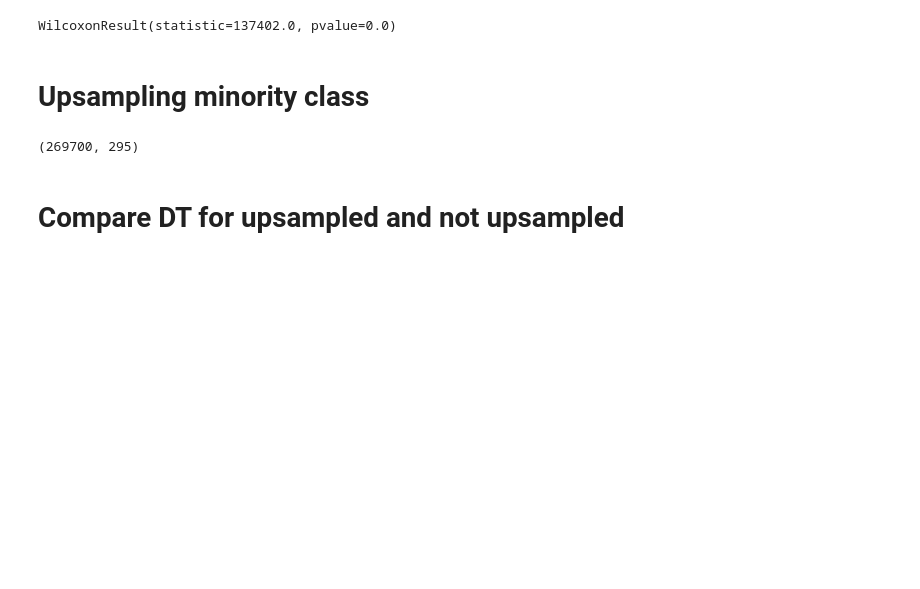
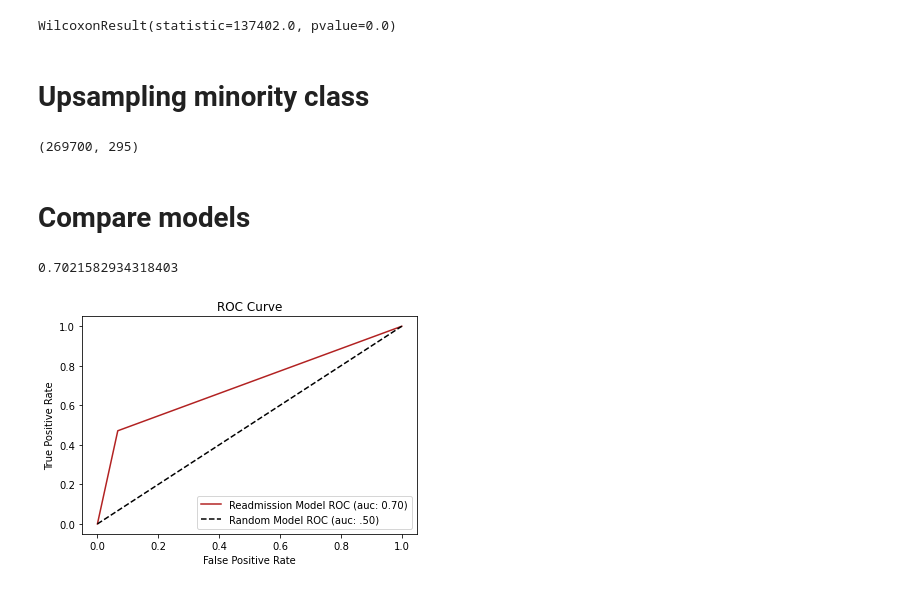
Before and after one commit to sjo302/Capstone, a Jupyter notebook: Notebooks/04_OHE_Baseline_Model.ipynb, the cells around one changed output. Drawn from its saved outputs; the diff is of its cells as text; code cells hidden in the pictures; blank space fills up the shorter version.

Commit message:
added model comparison

```diff
--- a/Notebooks/04_OHE_Baseline_Model.ipynb
+++ b/Notebooks/04_OHE_Baseline_Model.ipynb
@@ -649,21 +658,31 @@ WilcoxonResult(statistic=137402.0, pvalue=0.0)
 # Upsampling minority class
 # %%
 from sklearn.utils import resample
-def upsample(X_train, y_train):
-    idx_class_1 = np.where(y_train == 1)[0]
-    class_1 = X_train.iloc[idx]
-    n_resample = len(X_train) - len(idx_class_1)
-    X_train_upsampled = resample(class_1, n_samples = n_resample, random_state = 42)
-    y_train_upsampled = y_train.loc[X_train_upsampled.index]
-    X_train_up = pd.concat([X_train_upsampled, X_train.iloc[np.where(y_train == 0)[0]]])
-    y_train_up = pd.concat([y_train_upsampled, y_train.iloc[np.where(y_train == 0)[0]]])
+def upsample(X, y):
+    idx_class_1 = np.where(y == 1)[0]
+    class_1 = X.iloc[idx_class_1]
+    n_resample = len(X) - len(idx_class_1)
+    X_upsampled = resample(class_1, n_samples = n_resample, random_state = 42)
+    y_upsampled = y.loc[X_upsampled.index]
+    X_up = pd.concat([X_upsampled, X.iloc[np.where(y == 0)[0]]])
+    y_up = pd.concat([y_upsampled, y.iloc[np.where(y == 0)[0]]])
 
-    return X_train_up, y_train_up
+    return X_up, y_up
 # %%
 X_train_up, y_train_up = upsample(X_train, y_train)
 # %%
 X_train_up.shape
 # %% [output]
 (269700, 295)
-# %% [markdown]
-# Compare DT for upsampled and not upsampled
+# %% [markdown]
+# Compare models
+# %%
+fpr_up, tpr_up, roc_auc_up, imp_up = run_baseline_dt(X_train_up, y_train_up, X_val, y_val)
+# %%
+roc_auc_up
+# %% [output]
+0.7021582934318403
+# %%
+plot_roc_curve(fpr_up, tpr_up, roc_auc_up)
+# %% [output]
+[figure, added]
```
Also changed, not shown: parts of 17 cells of this notebook.
